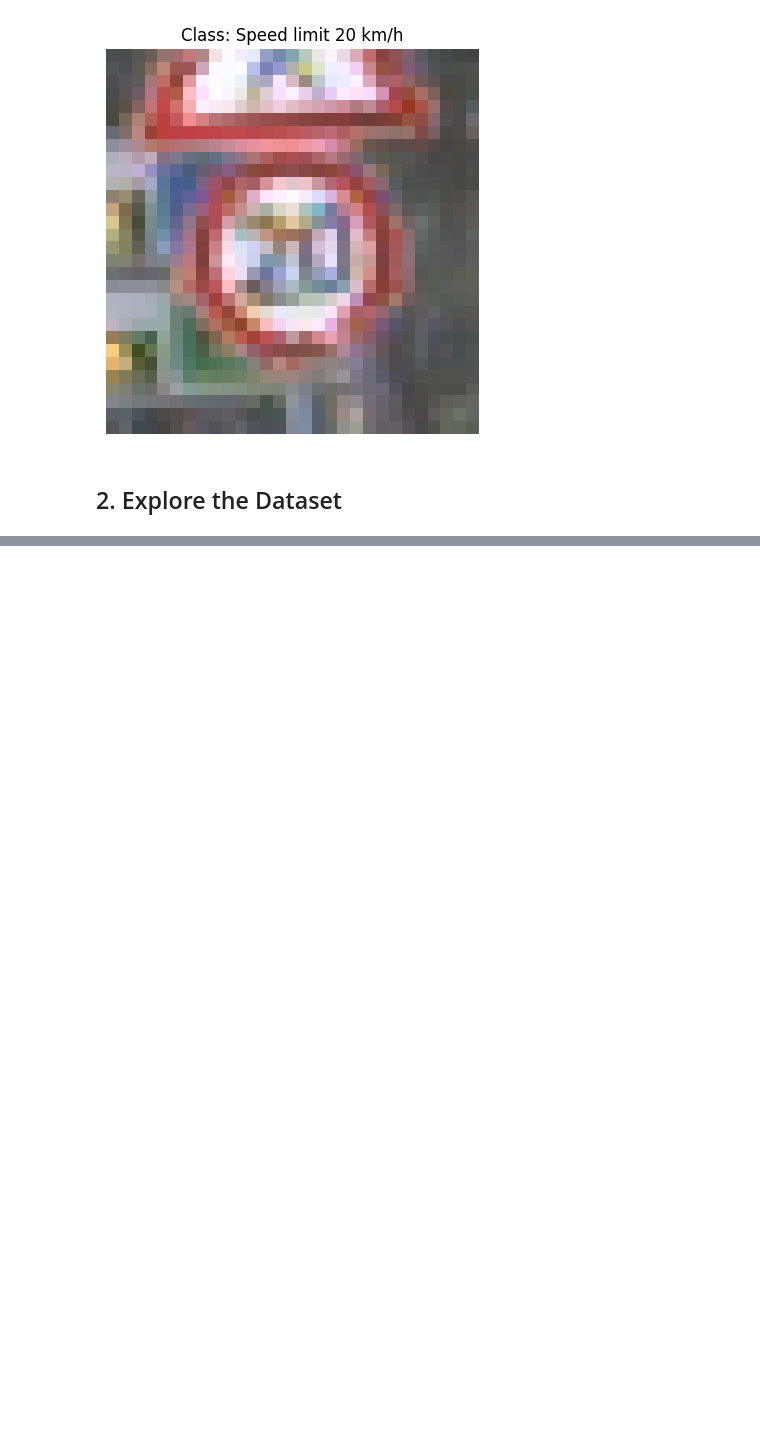
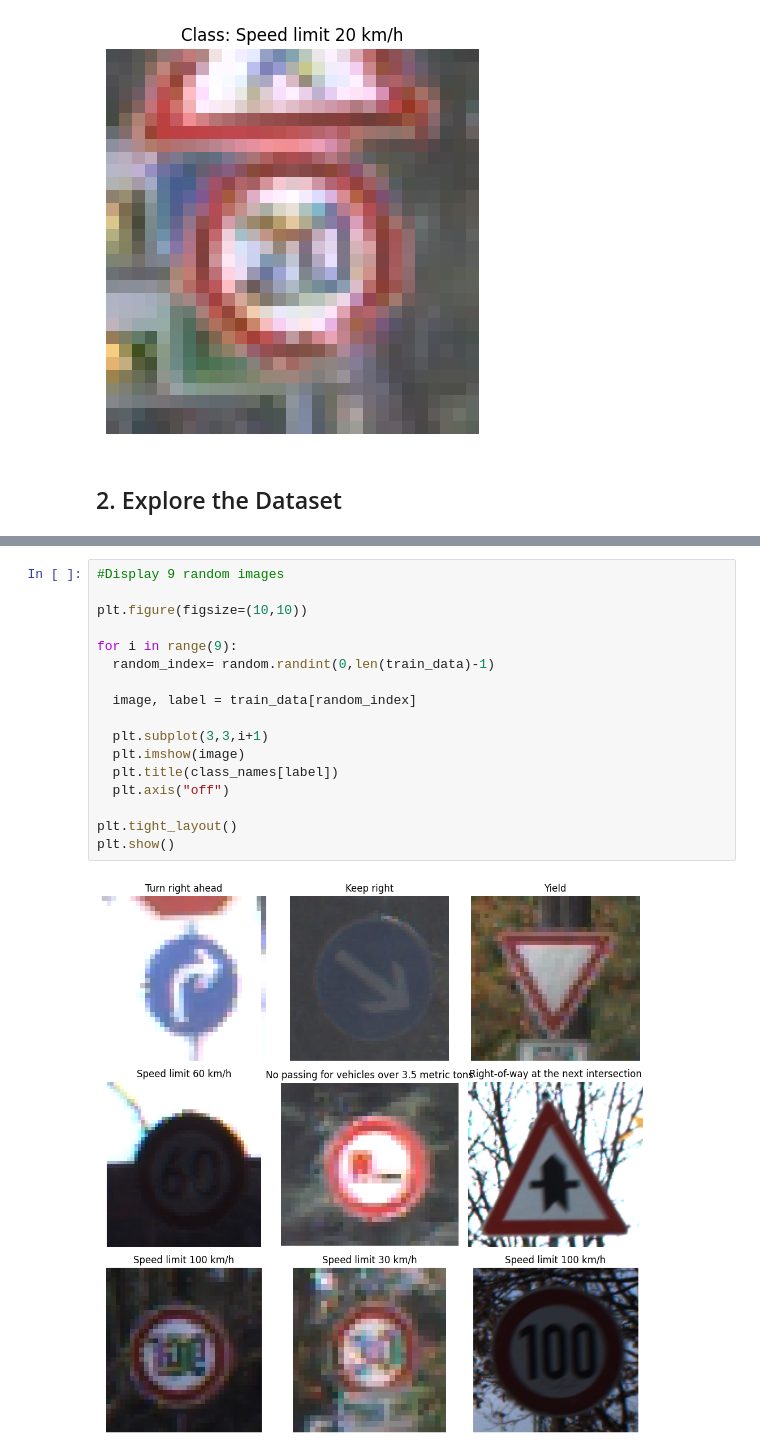
Before and after one commit to RabinPhuyal/Traffic-Sign-Classification-With-Pytorch, a Jupyter notebook: Traffic_Sign_Classification_With_PyTorch.ipynb, the cells around one changed output, grey strips where cells are left out. Cells and saved outputs as stored; diff of their text form; blank space fills up the shorter version.

```diff
--- a/Traffic_Sign_Classification_With_PyTorch.ipynb
+++ b/Traffic_Sign_Classification_With_PyTorch.ipynb
@@ -136,0 +163,19 @@ plt.show()
+# %%
+#Display 9 random images
+
+plt.figure(figsize=(10,10))
+
+for i in range(9):
+  random_index= random.randint(0,len(train_data)-1)
+
+  image, label = train_data[random_index]
+
+  plt.subplot(3,3,i+1)
+  plt.imshow(image)
+  plt.title(class_names[label])
+  plt.axis("off")
+
+plt.tight_layout()
+plt.show()
+# %% [output]
+[figure, added]
```
Also changed, not shown: parts of 2 cells of this notebook.
